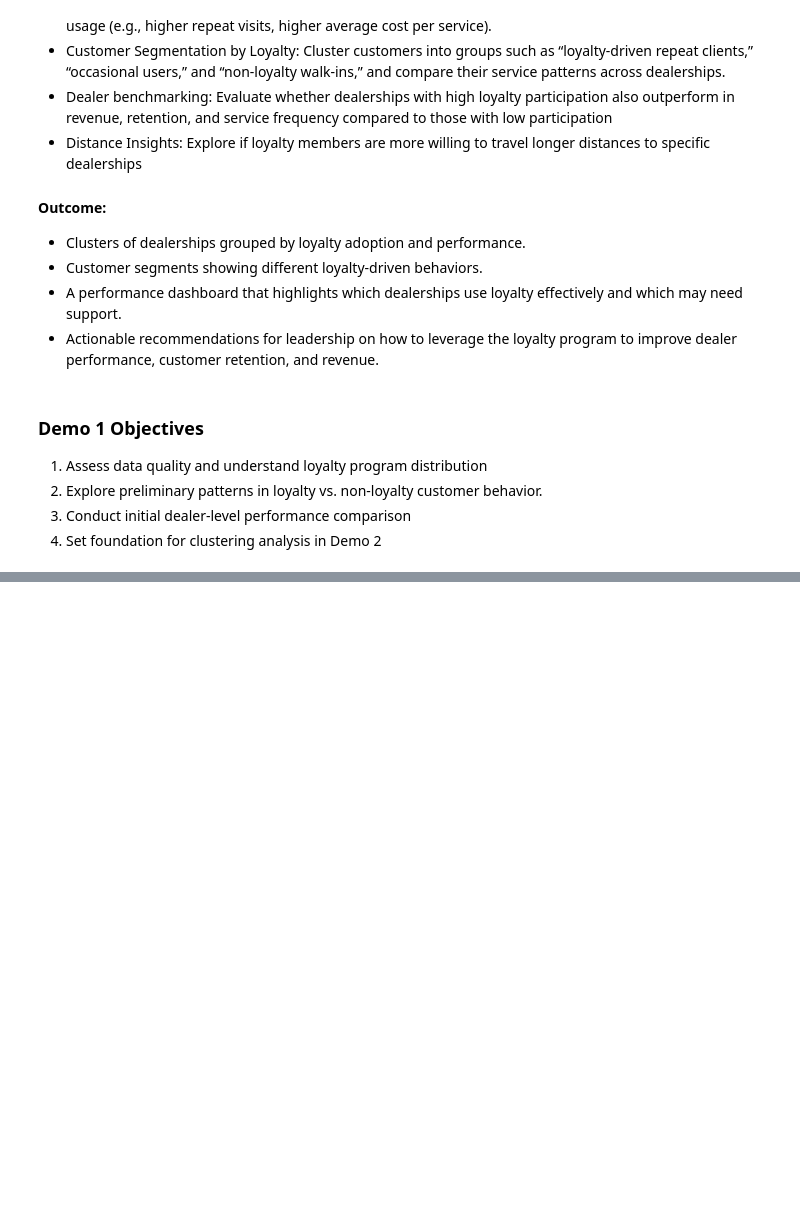
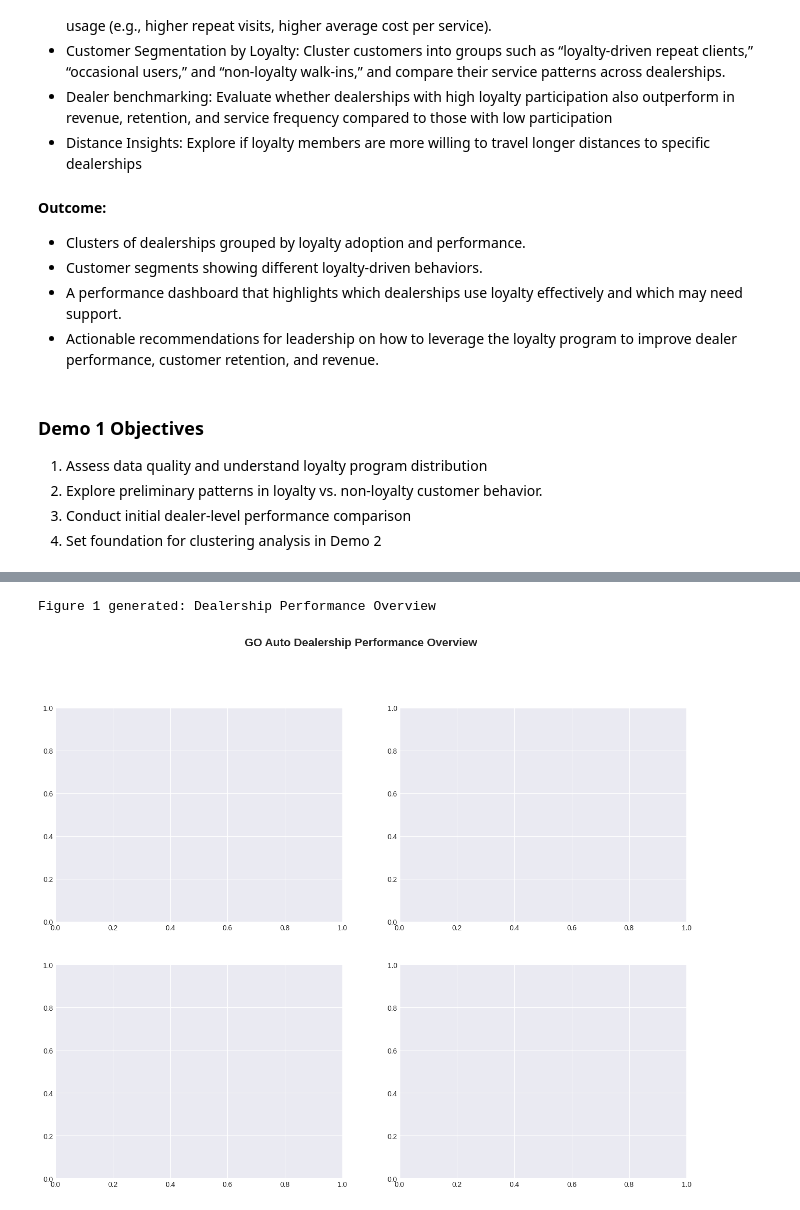
Before and after one commit to rbrabusa/cmpt3830_alpaca, a Jupyter notebook: cmpt3830_phase_1_go_auto.ipynb, the cells around one changed output, grey strips where cells are left out. Cells and saved outputs as stored; diff of their text form; code cells hidden in the pictures; blank space fills up the shorter version.

```diff
--- a/cmpt3830_phase_1_go_auto.ipynb
+++ b/cmpt3830_phase_1_go_auto.ipynb
@@ -346,0 +106,23 @@ GoAuto_df.boxplot(column=['customer_pay','distance','year'])
+# %%
+# Import required libraries
+import pandas as pd
+import numpy as np
+import matplotlib.pyplot as plt
+import seaborn as sns
+from datetime import datetime
+import warnings
+warnings.filterwarnings('ignore')
+
+# Set visualization defaults
+plt.style.use('seaborn-v0_8-darkgrid')
+sns.set_palette("husl")
+%matplotlib inline
+
+# Display settings
+pd.set_option('display.max_columns', None)
+pd.set_option('display.max_rows', 100)
+pd.set_option('display.width', 1000)
+
+print("Libraries loaded successfully")
+print(f"Pandas version: {pd.__version__}")
+print(f"NumPy version: {np.__version__}")
@@ -346,0 +338,21 @@ GoAuto_df.boxplot(column=['customer_pay','distance','year'])
+# %%
+# Figure 1: Dealership Performance Overview
+fig, axes = plt.subplots(2, 2, figsize=(16, 12))
+fig.suptitle('GO Auto Dealership Performance Overview', fontsize=16, fontweight='bold', y=0.995)
+
+# Total visits by dealer
+
+
+# Loyalty adoption by dealer
+
+
+# Average revenue per visit
+
+
+# Revenue distribution loyalty vs non-loyalty
+
+
+print("Figure 1 generated: Dealership Performance Overview")
+# %% [output]
+Figure 1 generated: Dealership Performance Overview
+[figure, added]
```
Also changed, not shown: parts of 60 cells of this notebook.
